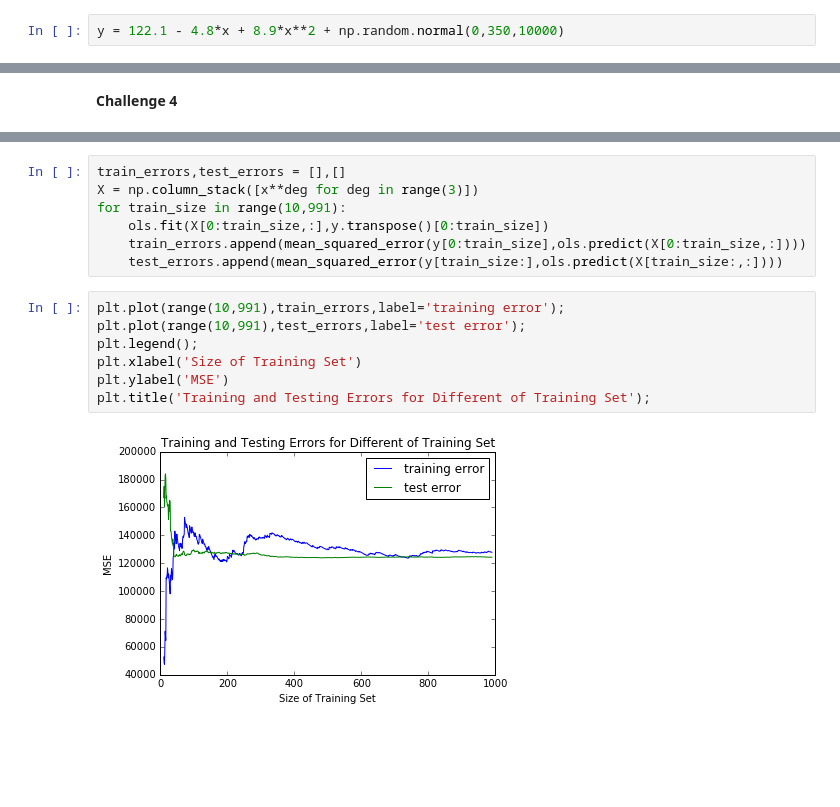
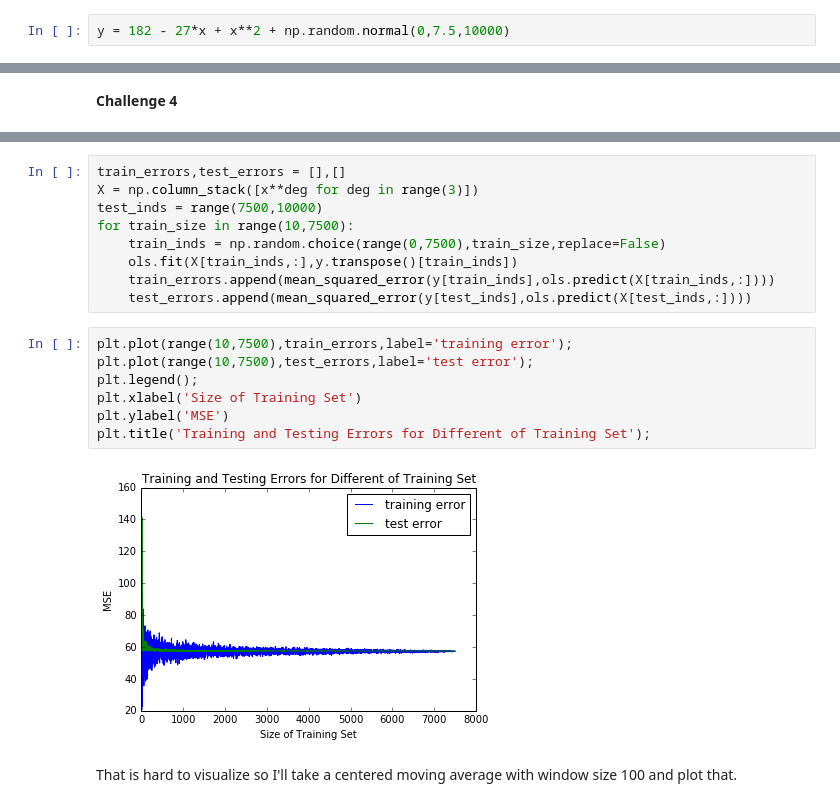
Before and after one commit to robinsones/dsp, a Jupyter notebook: challenges/submissions/04-linear_learning/adam/LinearLearning.ipynb, the cells around one changed output, grey strips where cells are left out. Cells and saved outputs as stored; diff of their text form; blank space fills up the shorter version.

```diff
--- a/challenges/submissions/04-linear_learning/adam/LinearLearning.ipynb
+++ b/challenges/submissions/04-linear_learning/adam/LinearLearning.ipynb
@@ -83,7 +83,7 @@ ols.score((np.log(x)).transpose()[:,None],y)
 # %% [markdown]
 Creating data
 # %%
-y = 122.1 - 4.8*x + 8.9*x**2 + np.random.normal(0,350,10000)
+y = 182 - 27*x + x**2 + np.random.normal(0,7.5,10000)
 # %% [markdown]
 Visualizing it
 # %%
@@ -198,16 +202,20 @@ I will vary the training size from 10 to 990 so I can avoid weird results from v
 # %%
 train_errors,test_errors = [],[]
 X = np.column_stack([x**deg for deg in range(3)])
-for train_size in range(10,991):
-    ols.fit(X[0:train_size,:],y.transpose()[0:train_size])
-    train_errors.append(mean_squared_error(y[0:train_size],ols.predict(X[0:train_size,:])))
-    test_errors.append(mean_squared_error(y[train_size:],ols.predict(X[train_size:,:])))
+test_inds = range(7500,10000)
+for train_size in range(10,7500):
+    train_inds = np.random.choice(range(0,7500),train_size,replace=False)
+    ols.fit(X[train_inds,:],y.transpose()[train_inds])
+    train_errors.append(mean_squared_error(y[train_inds],ols.predict(X[train_inds,:])))
+    test_errors.append(mean_squared_error(y[test_inds],ols.predict(X[test_inds,:])))
 # %%
-plt.plot(range(10,991),train_errors,label='training error');
-plt.plot(range(10,991),test_errors,label='test error');
+plt.plot(range(10,7500),train_errors,label='training error');
+plt.plot(range(10,7500),test_errors,label='test error');
 plt.legend();
 plt.xlabel('Size of Training Set')
 plt.ylabel('MSE')
 plt.title('Training and Testing Errors for Different of Training Set');
 # %% [output]
-[figure, old version]
+[figure, new version]
+# %% [markdown]
+That is hard to visualize so I'll take a centered moving average with window size 100 and plot that.
```
Also changed, not shown: parts of 18 cells of this notebook, 4 other files.
